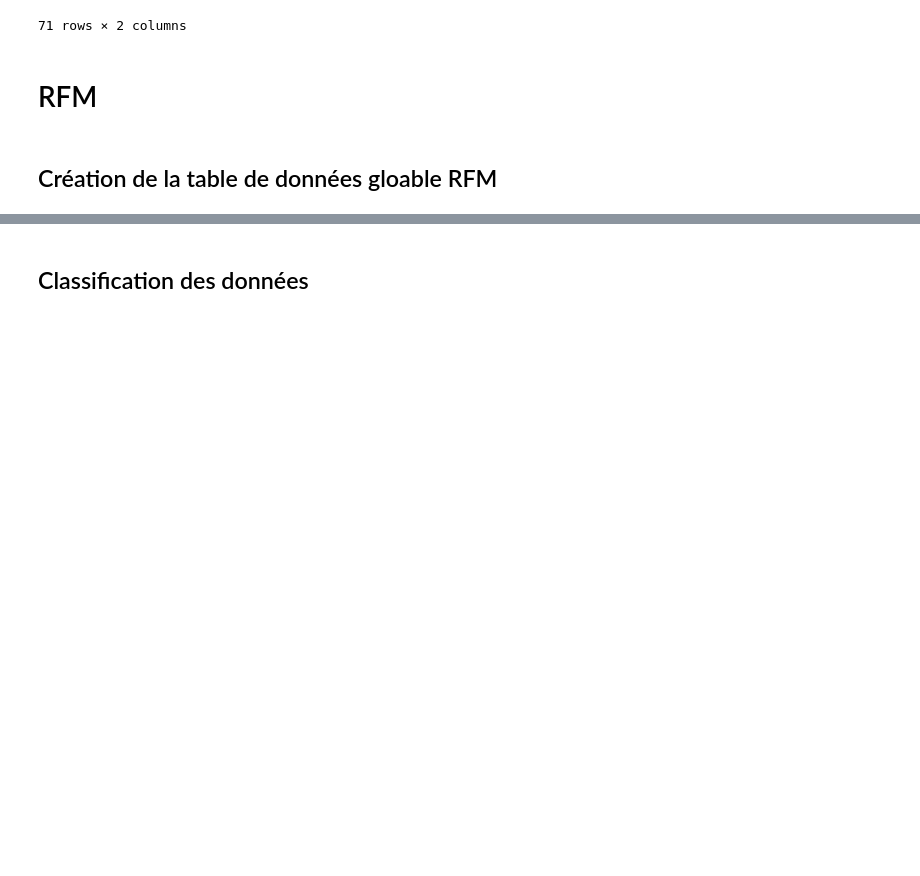
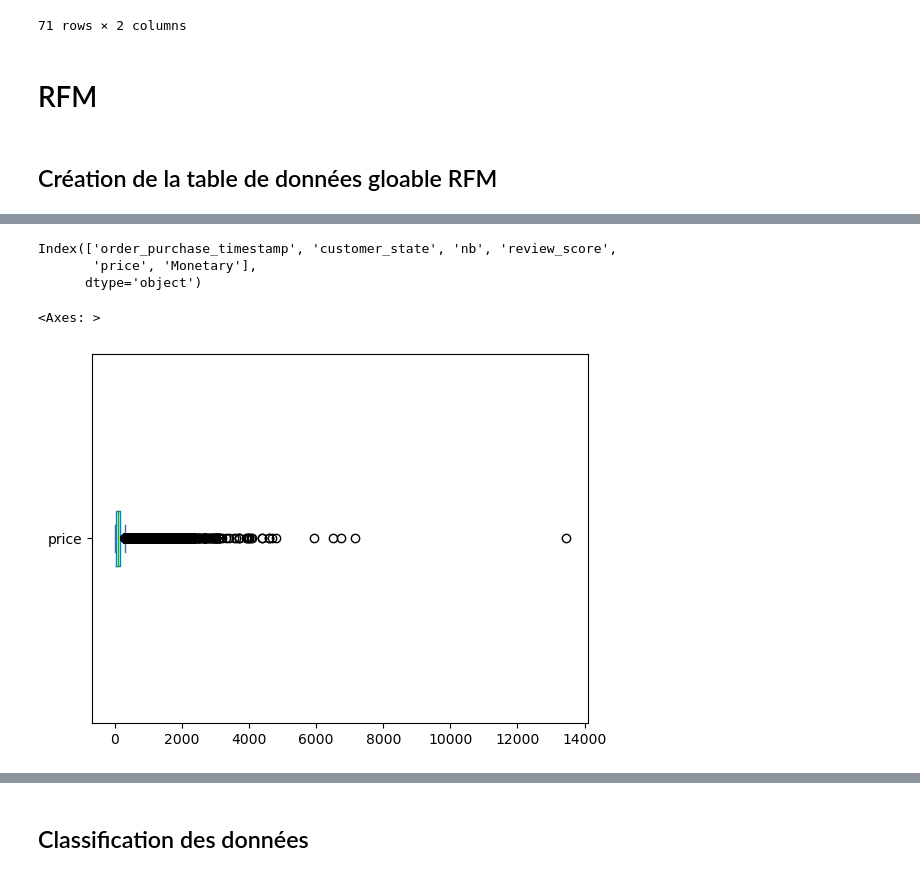
Before and after one commit to jonathandurand/openClassrooms, a Jupyter notebook: P5_clientsCommerce/P5_clientsCommerce.ipynb, the cells around one changed output, grey strips where cells are left out. Cells and saved outputs as stored; diff of their text form; code cells hidden in the pictures; blank space fills up the shorter version.

```diff
--- a/P5_clientsCommerce/P5_clientsCommerce.ipynb
+++ b/P5_clientsCommerce/P5_clientsCommerce.ipynb
@@ -259,0 +315,19 @@ data_RFM_stats['Recency'] = (data_RFM_stats['LastDate'].max() - data_RFM_stats['
+# %%
+customers_first = customers_first.merge(order_items_group, 'left', left_on='order_id', right_index=True)
+# %%
+customers_first = customers_first.loc[~customers_first['price'].isnull()]
+# %%
+customers_first = customers_first.merge(data_RFM_stats, 'left', left_on='customer_unique_id', right_index=True)
+# %%
+customers_first_features = customers_first[['order_purchase_timestamp', 'customer_state', 'nb', 'review_score', 'price', 'Monetary']]
+# %%
+customers_first_features.columns
+# %% [output]
+Index(['order_purchase_timestamp', 'customer_state', 'nb', 'review_score',
+       'price', 'Monetary'],
+      dtype='object')
+# %%
+customers_first_features['price'].plot.box(vert=False)
+# %% [output]
+<Axes: >
+[figure, added]
```
Also changed, not shown: parts of 130 cells of this notebook.
